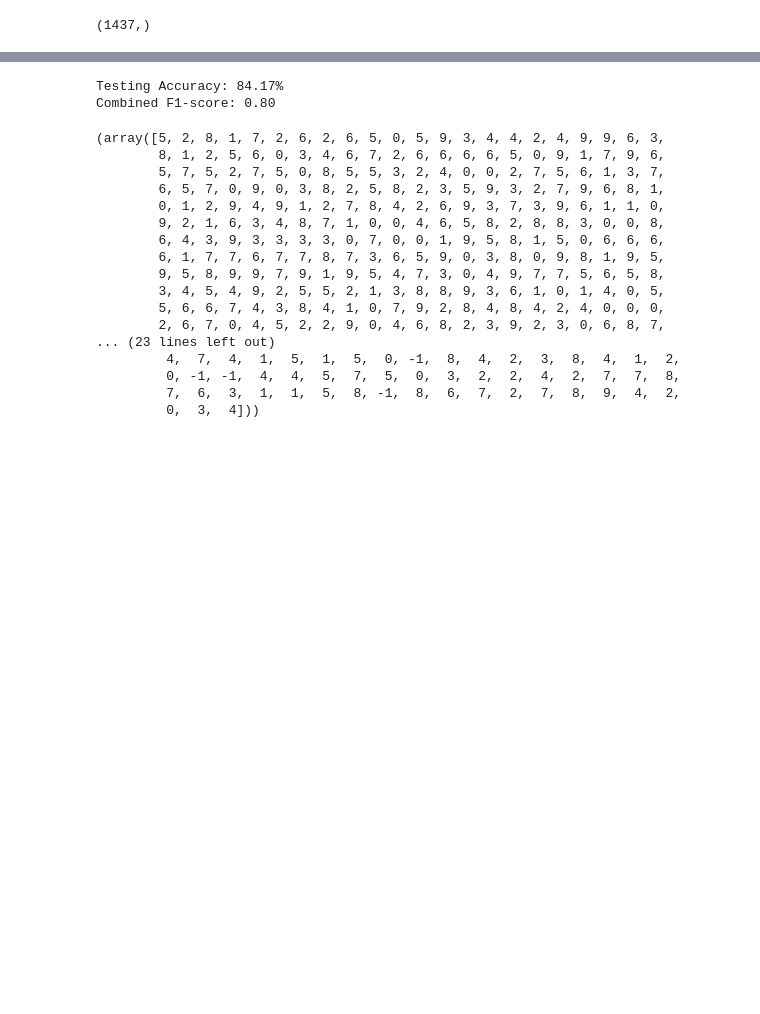
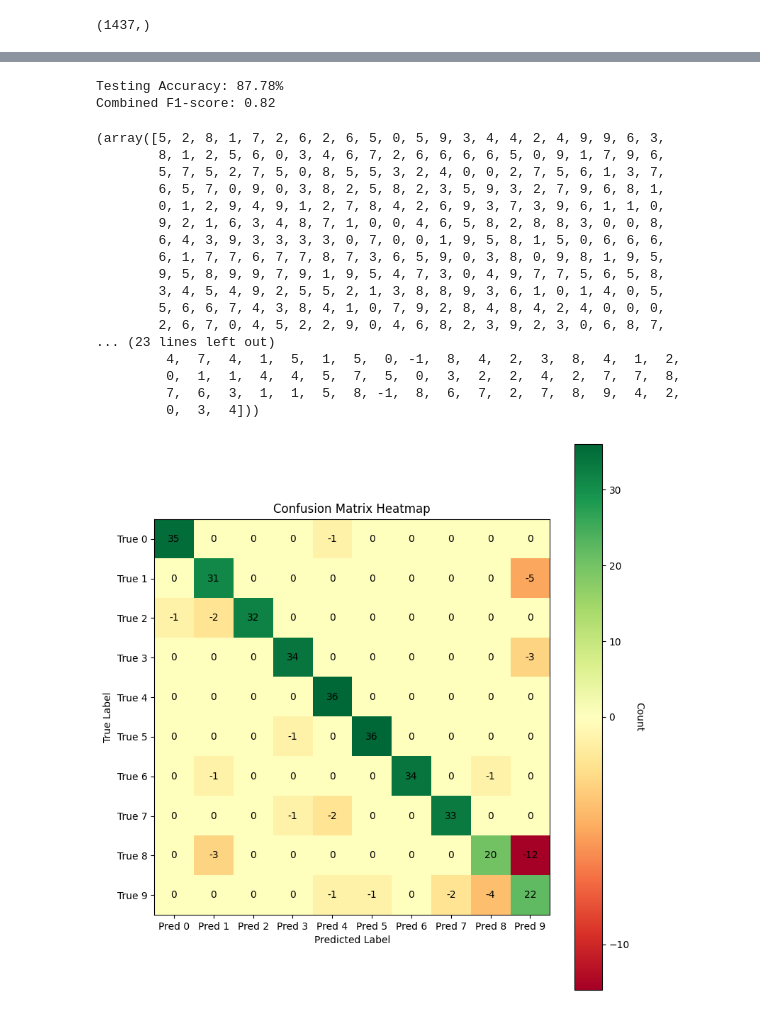
Before and after one commit to RizPur/MALIS-Project, a Jupyter notebook: Project_2/experiment.ipynb, the cells around one changed output, grey strips where cells are left out. Cells and saved outputs as stored; diff of their text form; code cells hidden in the pictures; blank space fills up the shorter version.

Commit message:
update soe images, validate rules and confusion matrix

```diff
--- a/Project_2/experiment.ipynb
+++ b/Project_2/experiment.ipynb
@@ -185,7 +188,7 @@ binary_y_train[0].shape
 (1437,)
 # %%
 #training
-alpha=0.1
+alpha=0.01
 accuracy = {}
 f1s={}
 models = {}
@@ -194,7 +197,7 @@ for k in range(10):
     print(f"Model: ", k)
     # Create binary labels for class k in training set
     model_k = pc.Perceptron(alpha)
-    model_k.train(X_train, binary_y_train[k], epochs=100)
+    model_k.train(X_train, binary_y_train[k], epochs=50)
     y_pred = model_k.predict(X_test)
     accuracy[k] = model_k.accuracy(y_pred,binary_y_test[k])
     # print(dir(model_k))
@@ -241,8 +244,8 @@ combined_accuracy = Accuracy(y_Pred,y_Test)
 combined_f1 = f1_score(y_Test, y_Pred, average='macro')
 print(f"Combined F1-score: {combined_f1:.2f}")
 # %% [output]
-Testing Accuracy: 84.17%
-Combined F1-score: 0.80
+Testing Accuracy: 87.78%
+Combined F1-score: 0.82
 # %%
 y_Test,y_Pred
 # %% [output]
@@ -260,6 +263,52 @@ y_Test,y_Pred
         2, 6, 7, 0, 4, 5, 2, 2, 9, 0, 4, 6, 8, 2, 3, 9, 2, 3, 0, 6, 8, 7,
 ... (23 lines left out)
          4,  7,  4,  1,  5,  1,  5,  0, -1,  8,  4,  2,  3,  8,  4,  1,  2,
-         0, -1, -1,  4,  4,  5,  7,  5,  0,  3,  2,  2,  4,  2,  7,  7,  8,
+         0,  1,  1,  4,  4,  5,  7,  5,  0,  3,  2,  2,  4,  2,  7,  7,  8,
          7,  6,  3,  1,  1,  5,  8, -1,  8,  6,  7,  2,  7,  8,  9,  4,  2,
          0,  3,  4]))
+# %%
+import numpy as np
+import matplotlib.pyplot as plt
+from matplotlib.colors import TwoSlopeNorm
+
+# Recreating the confusion matrix for visualization (adjust as needed for real data)
+confusion_matrix = np.zeros((10, 10))
+for t, p in zip(y_Test, y_Pred):
+    if t==p:
+        confusion_matrix[t, p] += 1
+    if t!=p:
+        confusion_matrix[t, p] -= 1
+
+# Setting up the color map with white at 0, red for negatives, green for positives
+norm = TwoSlopeNorm(vmin=confusion_matrix.min(), vcenter=0, vmax=confusion_matrix.max())
+cmap = plt.cm.RdYlGn
+
+# Plotting the heatmap
+fig, ax = plt.subplots(figsize=(8, 8))
+im = ax.imshow(confusion_matrix, cmap=cmap, norm=norm)
+
+# Adding color bar
+cbar = plt.colorbar(im, ax=ax)
+cbar.set_label("Count", rotation=270, labelpad=15)
+
+# Labeling the axes
+ax.set_xticks(np.arange(10))
+ax.set_yticks(np.arange(10))
+ax.set_xticklabels([f"Pred {i}" for i in range(10)])
+ax.set_yticklabels([f"True {i}" for i in range(10)])
+
+# Adding annotations
+for i in range(10):
+    for j in range(10):
+        text = ax.text(j, i, int(confusion_matrix[i, j]),
+                       ha="center", va="center",
+                       color="black")
+
+# Adding gridlines for better visualization
+ax.set_title("Confusion Matrix Heatmap")
+ax.set_xlabel("Predicted Label")
+ax.set_ylabel("True Label")
+plt.tight_layout()
+plt.show()
+# %% [output]
+[figure, added]
```
Also changed, not shown: parts of 2 cells of this notebook, 6 other files.
